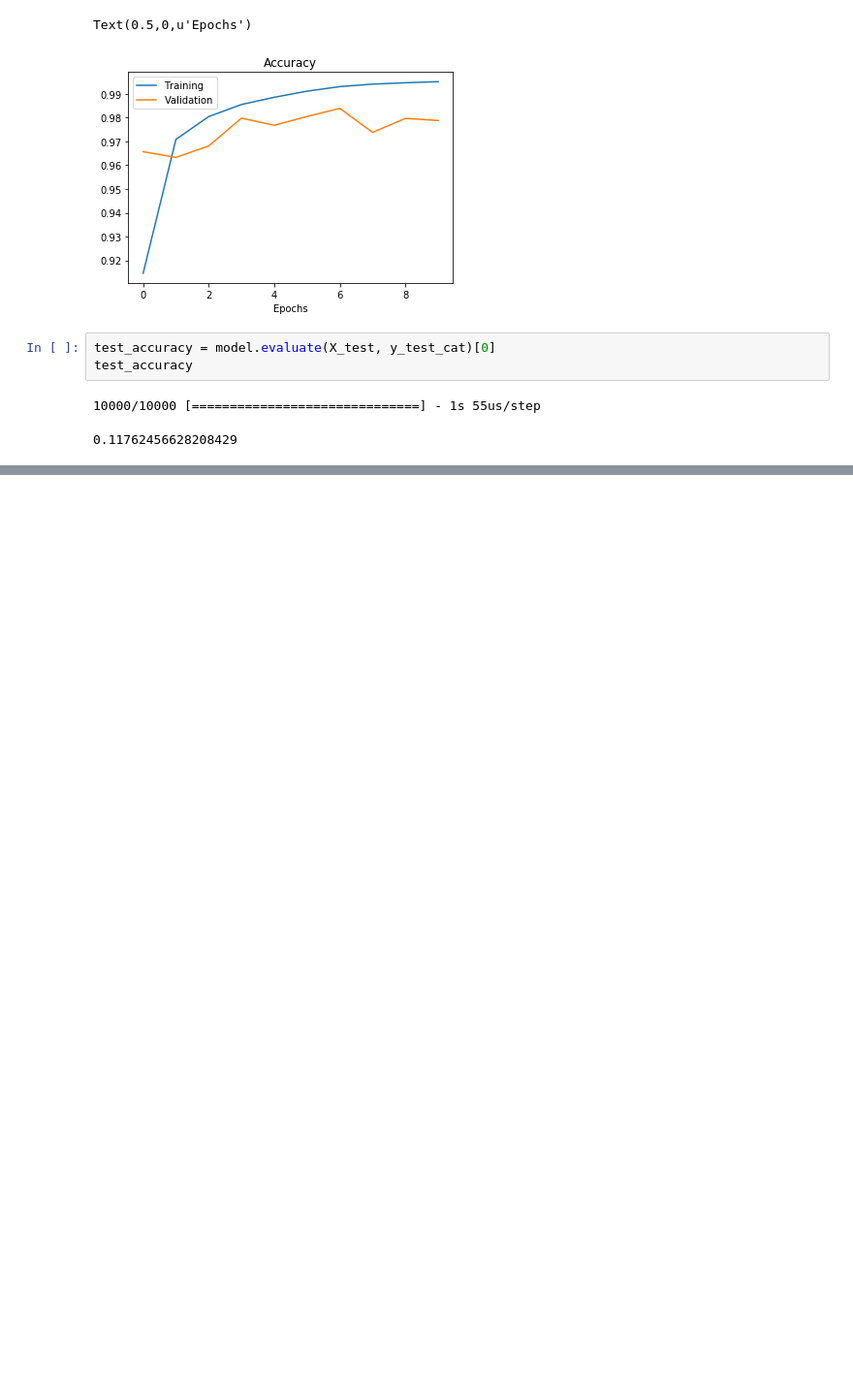
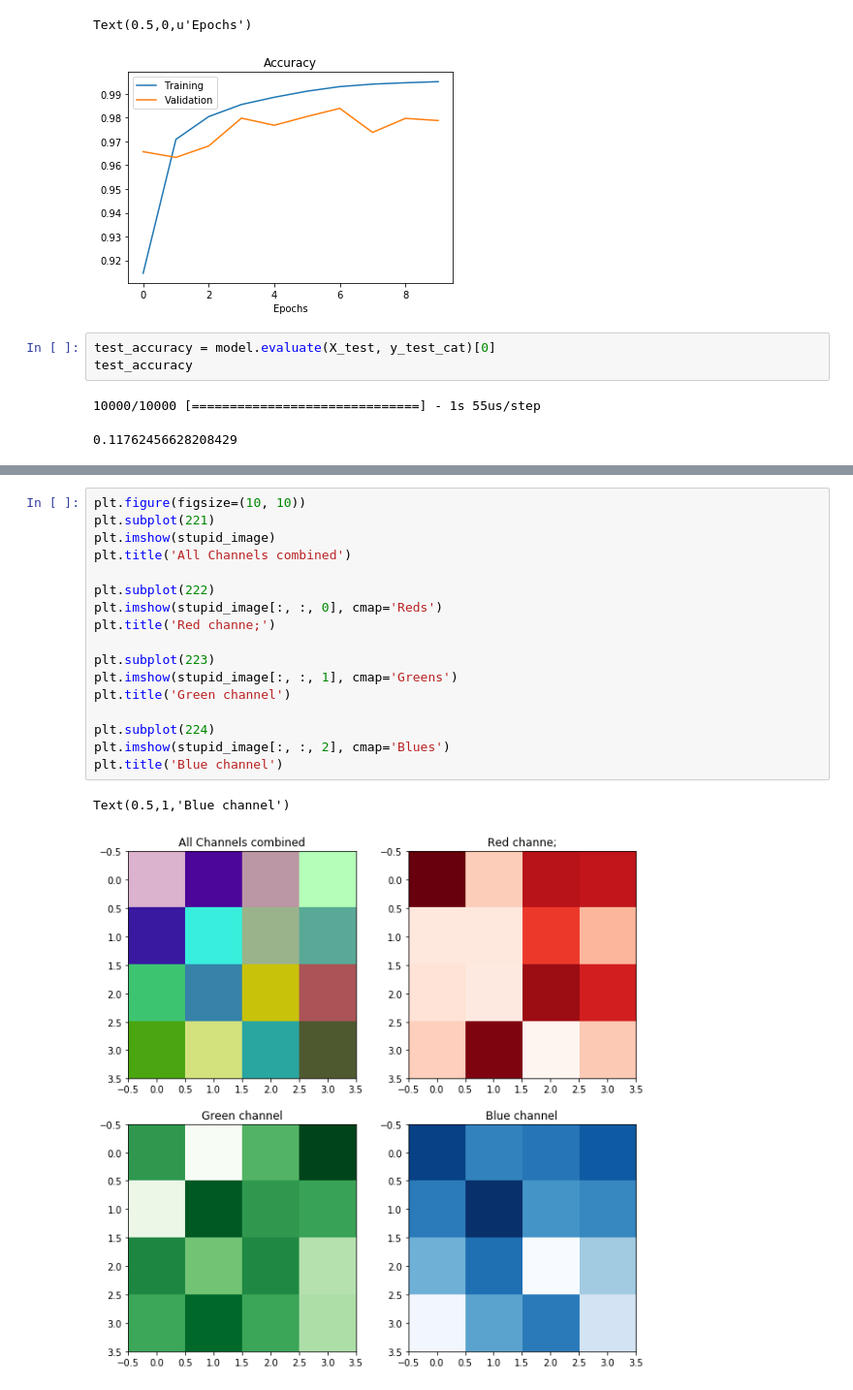
Before and after one commit to JasonShin/keras, a Jupyter notebook: 3. CNN.ipynb, the cells around one changed output, grey strips where cells are left out. Shown at 97% size. Cells and saved outputs as stored; diff of their text form; blank space fills up the shorter version.

```diff
--- a/3. CNN.ipynb
+++ b/3. CNN.ipynb
@@ -149,0 +203,20 @@ Order / Name / Exmaple / Shape
+# %%
+plt.figure(figsize=(10, 10))
+plt.subplot(221)
+plt.imshow(stupid_image)
+plt.title('All Channels combined')
+
+plt.subplot(222)
+plt.imshow(stupid_image[:, :, 0], cmap='Reds')
+plt.title('Red channe;')
+
+plt.subplot(223)
+plt.imshow(stupid_image[:, :, 1], cmap='Greens')
+plt.title('Green channel')
+
+plt.subplot(224)
+plt.imshow(stupid_image[:, :, 2], cmap='Blues')
+plt.title('Blue channel')
+# %% [output]
+Text(0.5,1,'Blue channel')
+[figure, added]
```
Also changed, not shown: parts of 49 cells of this notebook, 1 other file.
